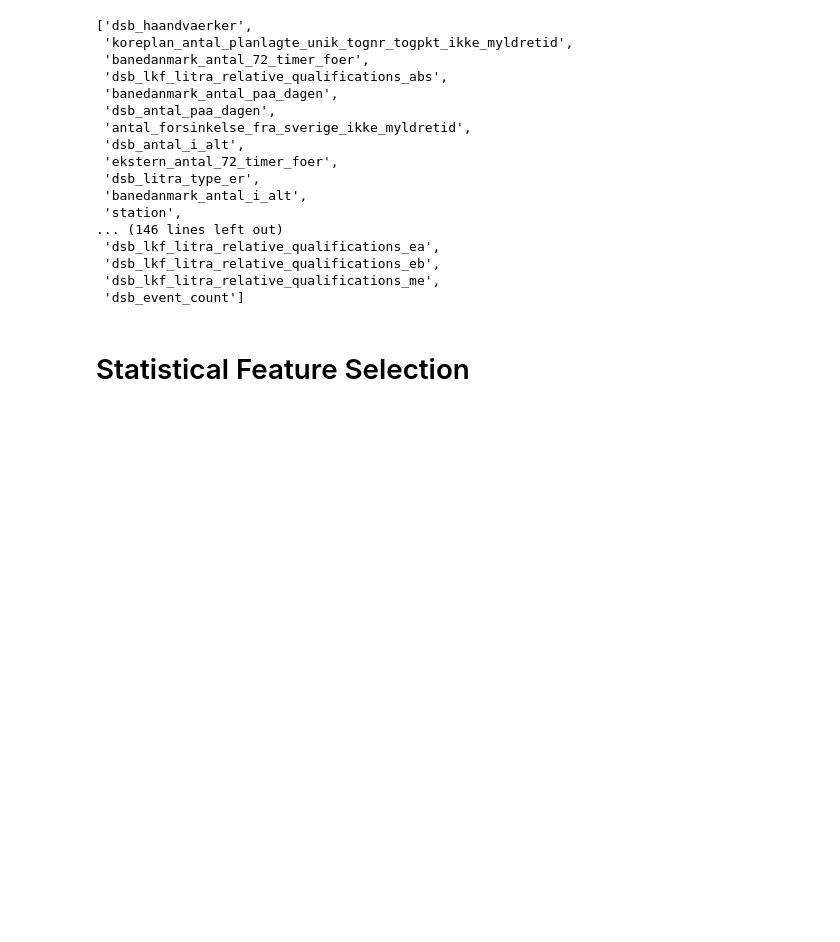
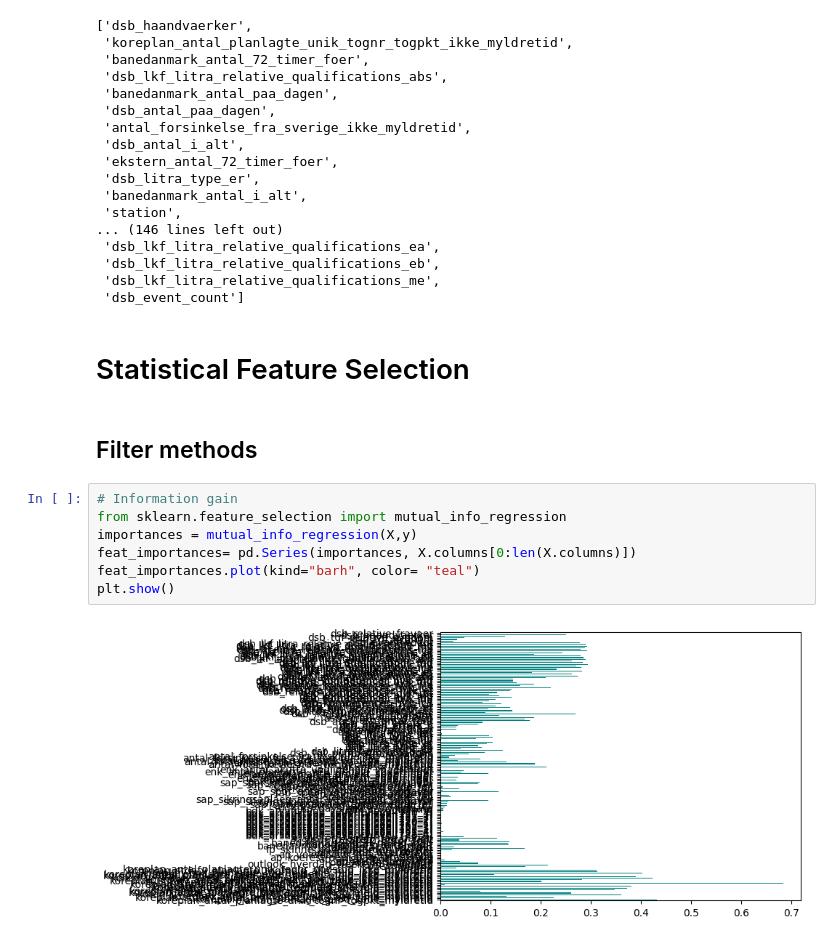
Before and after one commit to clarachristiansen/Bachelor_project, a Jupyter notebook: Feature_selection.ipynb, the cells around one changed output. Drawn from its saved outputs; the diff is of its cells as text; blank space fills up the shorter version.

```diff
--- a/Feature_selection.ipynb
+++ b/Feature_selection.ipynb
@@ -256,3 +283,14 @@ sorted(occurences, key=occurences.get, reverse=True)
  'dsb_event_count']
 # %% [markdown]
 # Statistical Feature Selection
+# %% [markdown]
+## Filter methods
+# %%
+# Information gain
+from sklearn.feature_selection import mutual_info_regression
+importances = mutual_info_regression(X,y)
+feat_importances= pd.Series(importances, X.columns[0:len(X.columns)])
+feat_importances.plot(kind="barh", color= "teal")
+plt.show()
+# %% [output]
+[figure, added]
```
Also changed, not shown: parts of 17 cells of this notebook, 1 other file.
